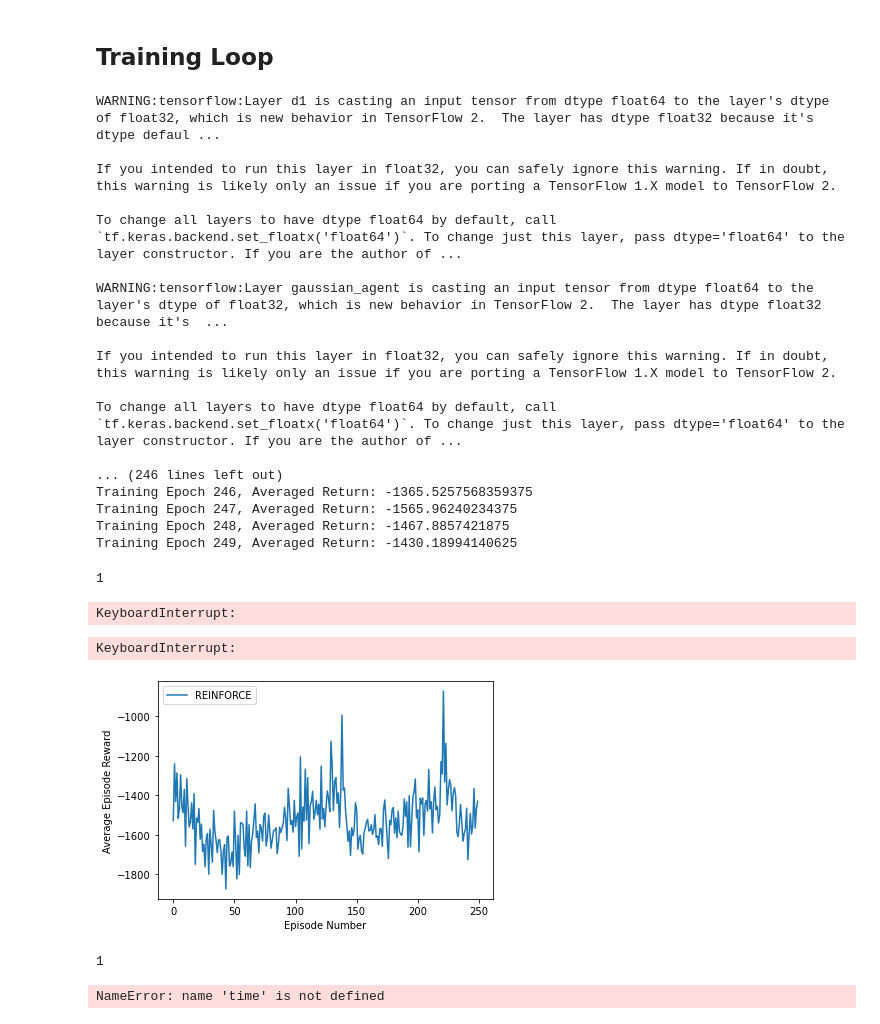
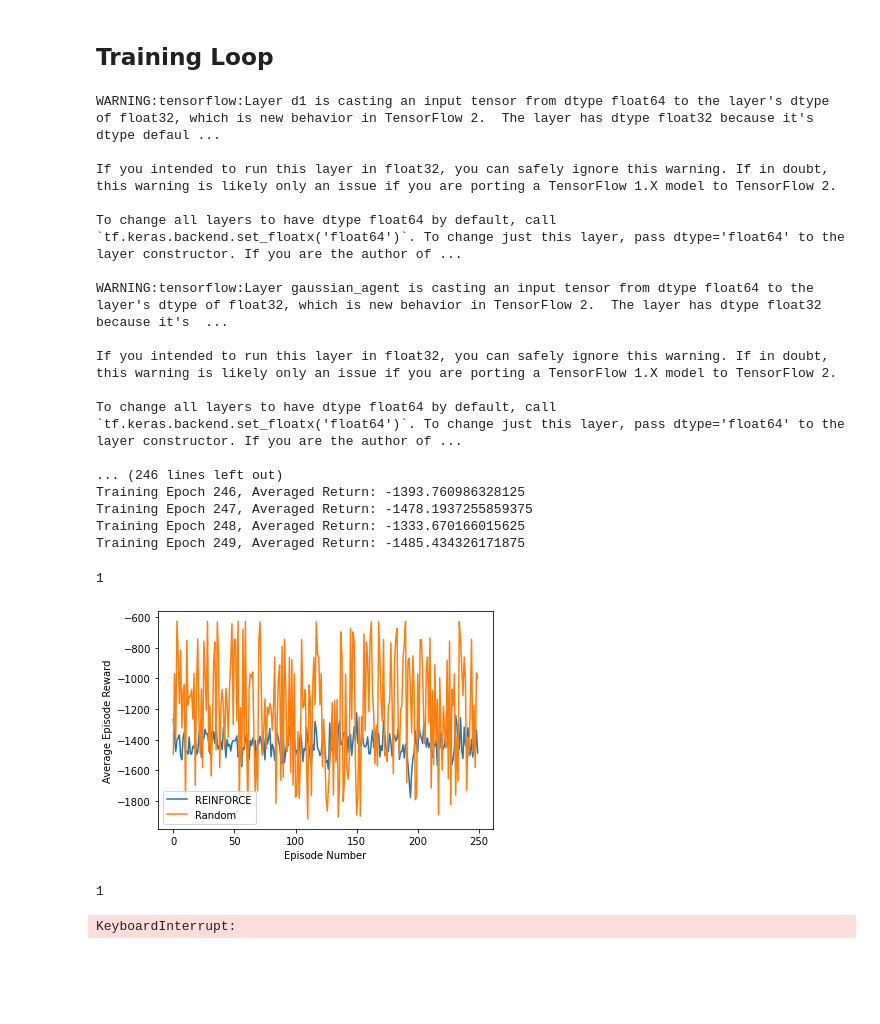
Before and after one commit to Sicelukwanda/action_priors, a Jupyter notebook: notebooks/reinforce_multiple_trajectories_pendulum.ipynb, the cells around one changed output. Cells and saved outputs as stored; diff of their text form; code cells hidden in the pictures; blank space fills up the shorter version.

```diff
--- a/notebooks/reinforce_multiple_trajectories_pendulum.ipynb
+++ b/notebooks/reinforce_multiple_trajectories_pendulum.ipynb
@@ -43,7 +43,7 @@ def random_agent(obs):
 # %%
 # run a single episode for an agent in the environment and return the rollout
 
-def get_episode_trajectory(env, agent, max_steps=1000):
+def get_episode_trajectory(env, agent, max_steps=1000, render=False):
     observation_list = []
     reward_list = []
     action_list = []
@@ -64,7 +64,9 @@ def get_episode_trajectory(env, agent, max_steps=1000):
         action_list.append(action.copy())
         if "Value" in out:
             value_list.append(out["Value"])
-        env.render(mode='human')
+
+        if render:
+            env.render(mode='human')
         if done:
             env.close()
             break
@@ -106,7 +108,7 @@ def train_policy_grad(env, agent, num_epochs=250):
     log_reward = 0
     log_reward_list = []
     logging_period = 1
-    num_trajectories = 3
+    num_trajectories = 10
 
     for epoch in range(num_epochs):
 
@@ -196,10 +198,10 @@ If you intended to run this layer in float32, you can safely ignore this warning
 To change all layers to have dtype float64 by default, call `tf.keras.backend.set_floatx('float64')`. To change just this layer, pass dtype='float64' to the layer constructor. If you are the author of ...
 
 ... (246 lines left out)
-Training Epoch 246, Averaged Return: -1365.5257568359375
-Training Epoch 247, Averaged Return: -1565.96240234375
-Training Epoch 248, Averaged Return: -1467.8857421875
-Training Epoch 249, Averaged Return: -1430.18994140625
+Training Epoch 246, Averaged Return: -1393.760986328125
+Training Epoch 247, Averaged Return: -1478.1937255859375
+Training Epoch 248, Averaged Return: -1333.670166015625
+Training Epoch 249, Averaged Return: -1485.434326171875
 # %%
 s = env.reset()
 print(np.array(s.ndim))
@@ -211,34 +213,27 @@ for i in range(eps):
     rewards_1.append(np.sum(traj["Rewards"]))
 # %% [output]
 1
-KeyboardInterrupt:
-KeyboardInterrupt:
 # %%
 plt.plot(episodes, rewards, label="REINFORCE")
-#plt.plot(episodes, rewards_1, label="Random")
+plt.plot(episodes, rewards_1, label="Random")
 plt.xlabel('Episode Number')
 plt.ylabel('Average Episode Reward')
 plt.legend()
 plt.show()
 # %% [output]
-[figure, old version]
+[figure, new version]
 # %%
 %autoreload 2
 # instantiate env
 # env = LinearEnv(8,randomize=False, visualize=True)
-
+env = gym.make("Pendulum-v0")
 s = env.reset()
 print(np.array(s.ndim))
 eps = 100
 states = []
 
 for i in range(eps):
-
-    a = agent_mlp_tf(s)["Action"]
-    s,r,done,_ = env.step(a)
-    states.append(np.array([s,a]))
-    if done:
-        break
+    traj = get_episode_trajectory(env, agent_mlp_tf,render=True)
 # %% [output]
 1
-NameError: name 'time' is not defined
+KeyboardInterrupt:
```
Also changed, not shown: parts of 6 cells of this notebook, 1 other file.
